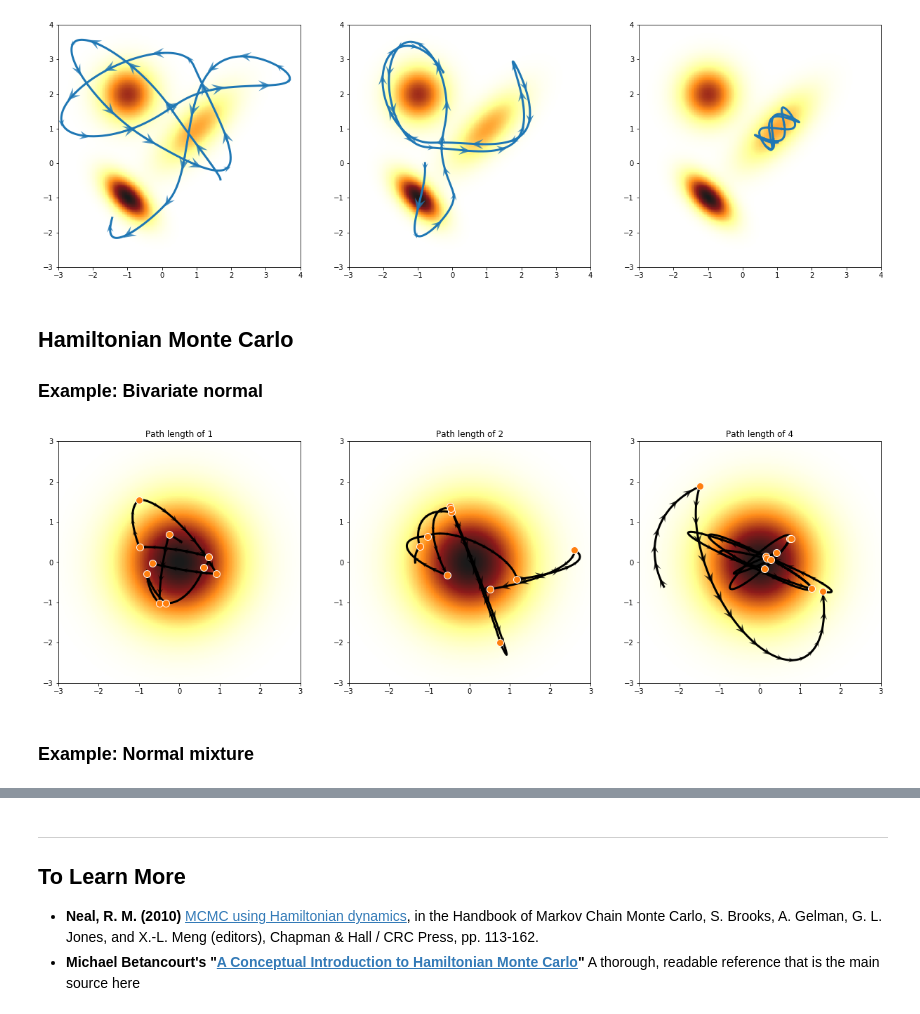
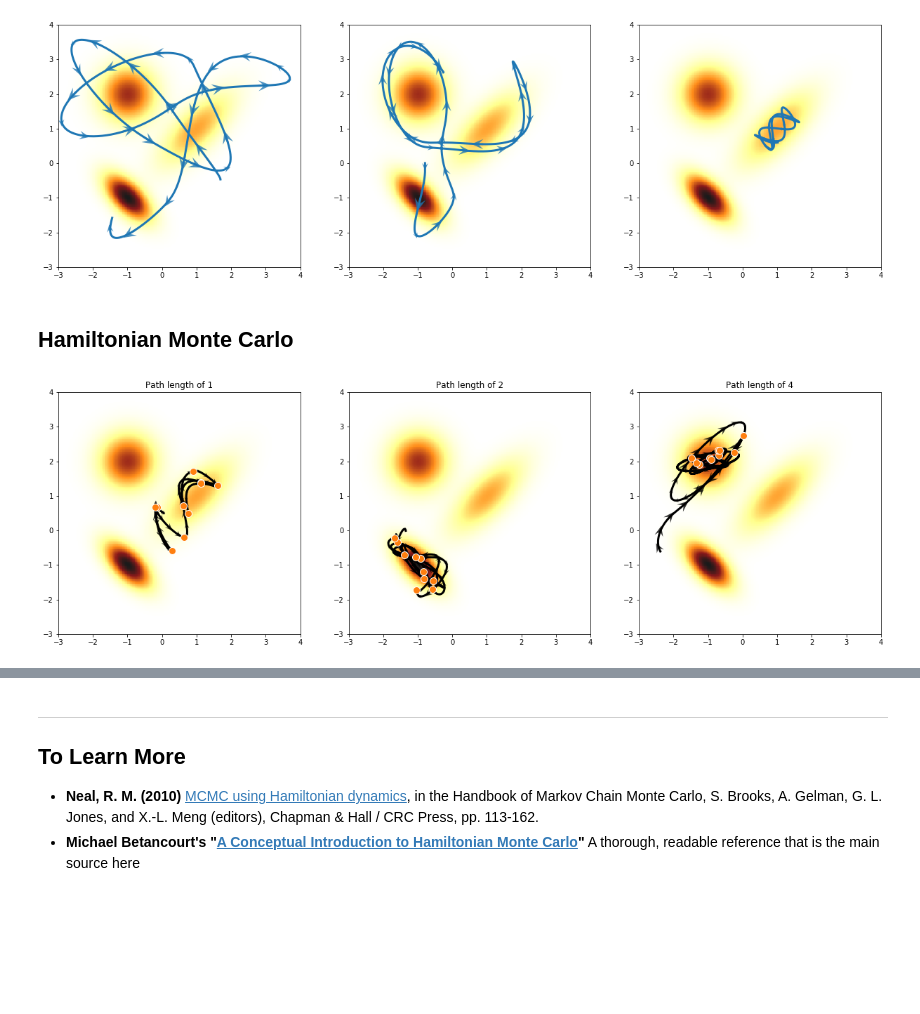
Before and after one commit to fonnesbeck/mcmc_pydata_london_2019, a Jupyter notebook: notebooks/2-Markov_chain_Monte_Carlo.ipynb, the cells around one changed output, grey strips where cells are left out. Drawn from its saved outputs; the diff is of its cells as text; code cells hidden in the pictures; blank space fills up the shorter version.

```diff
--- a/notebooks/2-Markov_chain_Monte_Carlo.ipynb
+++ b/notebooks/2-Markov_chain_Monte_Carlo.ipynb
@@ -592,13 +554,0 @@ for _ in range(3):
-# %%
-fig, axes = plt.subplots(ncols=len(positions), figsize=(7 * len(positions), 7))
-
-
-steps = slice(None, None, 40)
-
-Z, extent = neg_log_p_to_img(neg_log_p, (-3, 3, -3, 3), num=200)
-
-for idx, (ax, q, p) in enumerate(zip(axes.ravel(), positions, momentums)):
-    ax.imshow(Z, alpha=0.9, extent=extent, cmap='afmhot_r', origin='top')
-
-    ax.quiver(q[steps, 0], q[steps, 1], p[steps, 0], p[steps, 1], headwidth=6, scale=60, headlength=7, alpha=0.8, color='C0')
-    ax.plot(q[:, 0], q[:, 1], '-', lw=3, color='C0')
@@ -642,40 +588,56 @@ Z, extent = neg_log_p_to_img(neg_log_p, (-3, 4, -3, 4), num=200)
 for idx, (ax, q, p) in enumerate(zip(axes.ravel(), positions, momentums)):
     ax.imshow(Z, alpha=0.9, extent=extent, cmap='afmhot_r', origin='top')
 
-    ax.quiver(q[steps, 0], q[steps, 1], p[steps, 0], p[steps, 1], headwidth=6, scale=60, headlength=7, alpha=0.8, color='C0')
+    ax.quiver(q[steps, 0], q[steps, 1], p[steps, 0], p[steps, 1], headwidth=6,
+              scale=60, headlength=7, alpha=0.8, color='C0')
     ax.plot(q[:, 0], q[:, 1], '-', lw=3, color='C0')
 # %% [output]
 [figure]
 # %% [markdown]
 ## Hamiltonian Monte Carlo
-
-### Example: Bivariate normal
 # %%
 np.random.seed(4)
 
-neg_log_p = neg_log_mvnormal(np.zeros(2), np.eye(2))
+mu1 = np.ones(2)
+cov1 = 0.5 * np.array([[1., 0.7],
+                       [0.7, 1.]])
+mu2 = -mu1
+cov2 = 0.2 * np.array([[1., -0.6],
+                       [-0.6, 1.]])
+
+mu3 = np.array([-1., 2.])
+cov3 = 0.3 * np.eye(2)
+
+neg_log_p = mixture([neg_log_mvnormal(mu1, cov1),
+                     neg_log_mvnormal(mu2, cov2),
+                     neg_log_mvnormal(mu3, cov3)], [0.3, 0.3, 0.4])
+
+
 ss, pp, mm, pl = [], [], [], [1, 2, 4]
 for path_len in pl:
-    samples, positions, momentums, accepted = hamiltonian_monte_carlo(10, neg_log_p, np.random.randn(2), path_len=path_len, step_size=0.01)
+    samples, positions, momentums, accepted = hamiltonian_monte_carlo(10,
+                                                                      neg_log_p,
+                                                                      np.random.randn(2),
+                                                                      path_len=path_len,
+                                                                      step_size=0.01)
     ss.append(samples)
     pp.append(positions)
     mm.append(momentums)
 # %%
 fig, axes = plt.subplots(ncols=len(ss), figsize=(7 * len(ss), 7))
 
-Z, extent = neg_log_p_to_img(neg_log_p, (-3, 3, -3, 3), num=200)
+Z, extent = neg_log_p_to_img(neg_log_p, (-3, 4, -3, 4), num=200)
 steps = slice(None, None, 20)
 
 for ax, samples, positions, momentums, path_len in zip(axes.ravel(), ss, pp, mm, pl):
     ax.imshow(Z, alpha=0.9, extent=extent, cmap='afmhot_r', origin='top')
 
     for q, p in zip(positions, momentums):
-        ax.quiver(q[steps, 0], q[steps, 1], p[steps, 0], p[steps, 1], headwidth=6, scale=60, headlength=7, alpha=0.8)
+        ax.quiver(q[steps, 0], q[steps, 1], p[steps, 0], p[steps, 1], headwidth=6,
+                  scale=60, headlength=7, alpha=0.8)
         ax.plot(q[:, 0], q[:, 1], 'k-', lw=3)
 
     ax.plot(samples[:, 0], samples[:, 1], 'o', color='w', mfc='C1', ms=10)
     ax.set_title(f'Path length of {path_len}')
 # %% [output]
-[figure, old version]
+[figure, new version]
-# %% [markdown]
-### Example: Normal mixture
```
Also changed, not shown: parts of 14 cells of this notebook, 2 other files.
